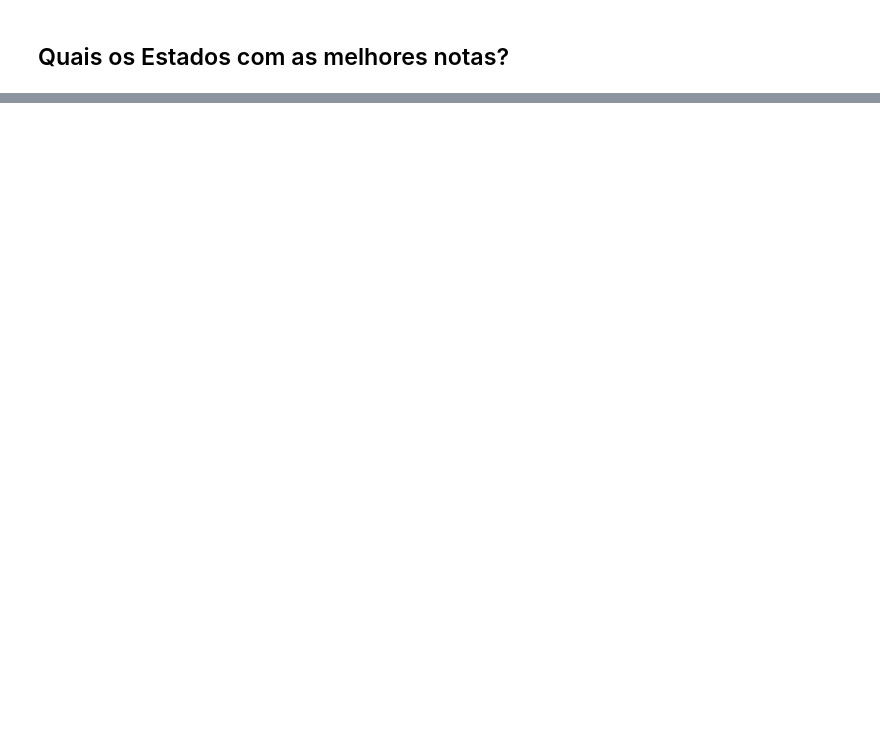
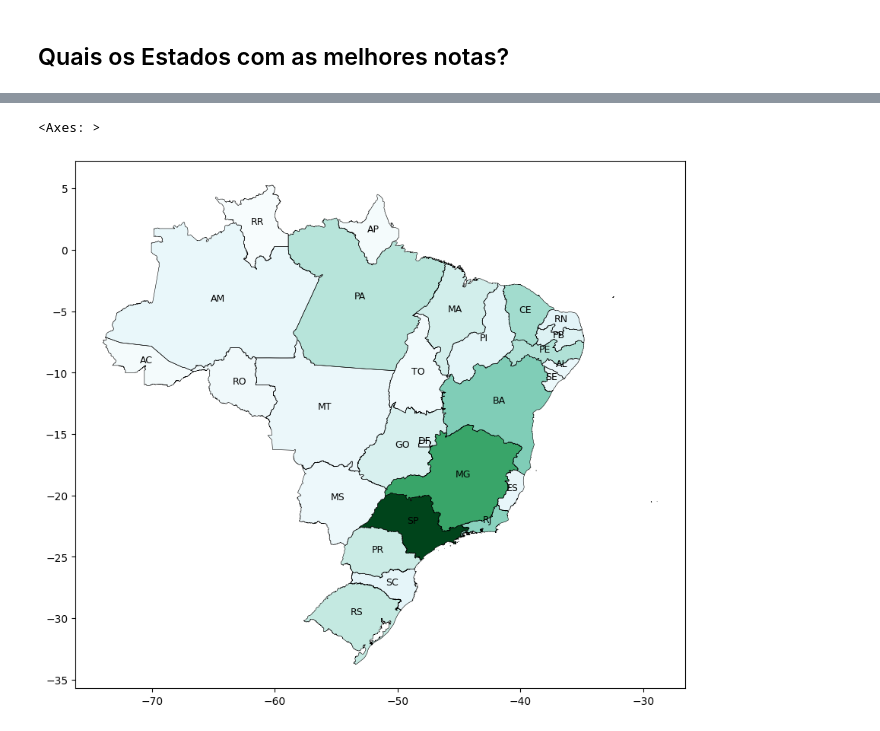
Before and after one commit to LiamFer/ENEM-Analysis, a Jupyter notebook: main_analysis.ipynb, the cells around one changed output, grey strips where cells are left out. Cells and saved outputs as stored; diff of their text form; code cells hidden in the pictures; blank space fills up the shorter version.

```diff
--- a/main_analysis.ipynb
+++ b/main_analysis.ipynb
@@ -235,0 +235,9 @@ plt.gca().spines['left'].set_color("gray")
+# %%
+fig = plt.figure(1, figsize=(15,9))
+ax = fig.add_subplot()
+brazil_grades.apply(lambda x: ax.annotate(text=x['abbrev_state'], xy=x.geometry.centroid.coords[0], ha='center', fontsize=9),axis=1);
+brazil_grades.boundary.plot(ax=ax, color='Black', linewidth=.4)
+brazil_grades.plot(column="Nota Total",ax=ax, cmap='BuGn', figsize=(12, 12))
+# %% [output]
+<Axes: >
+[figure, added]
```
Also changed, not shown: parts of 10 cells of this notebook.
